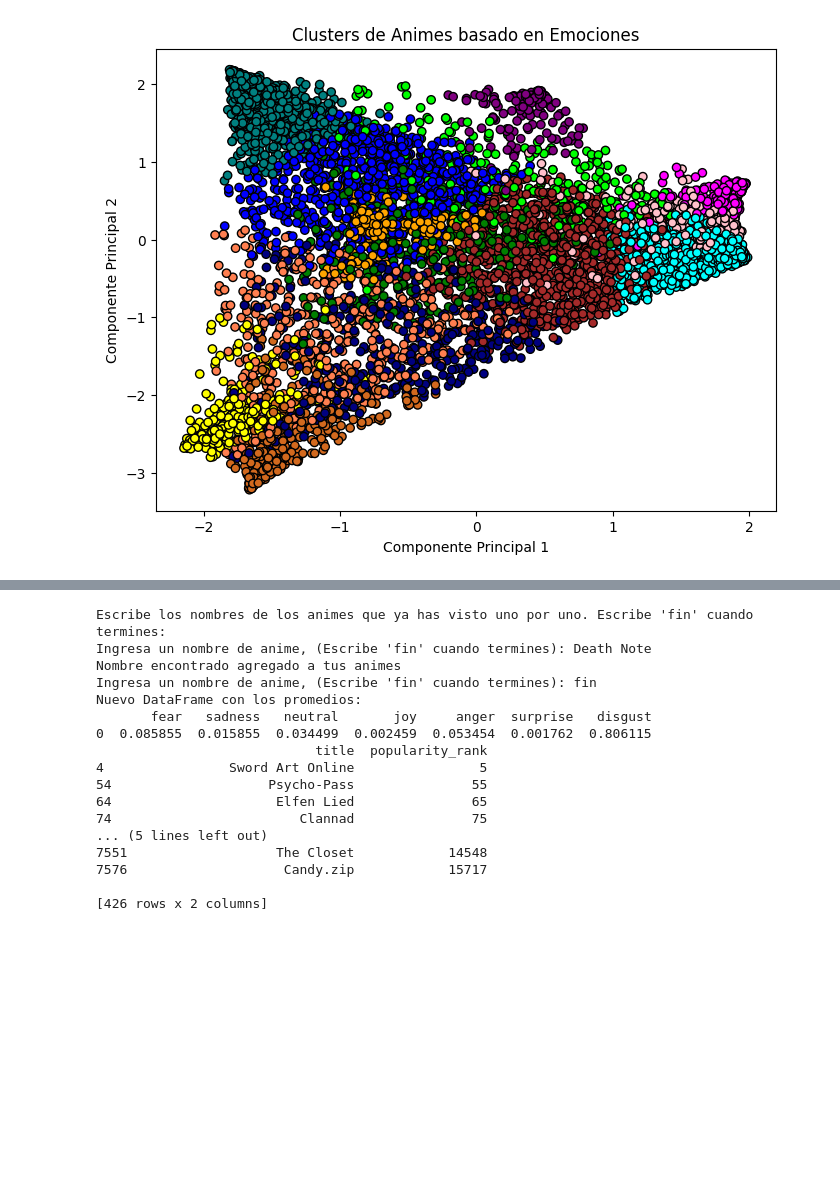
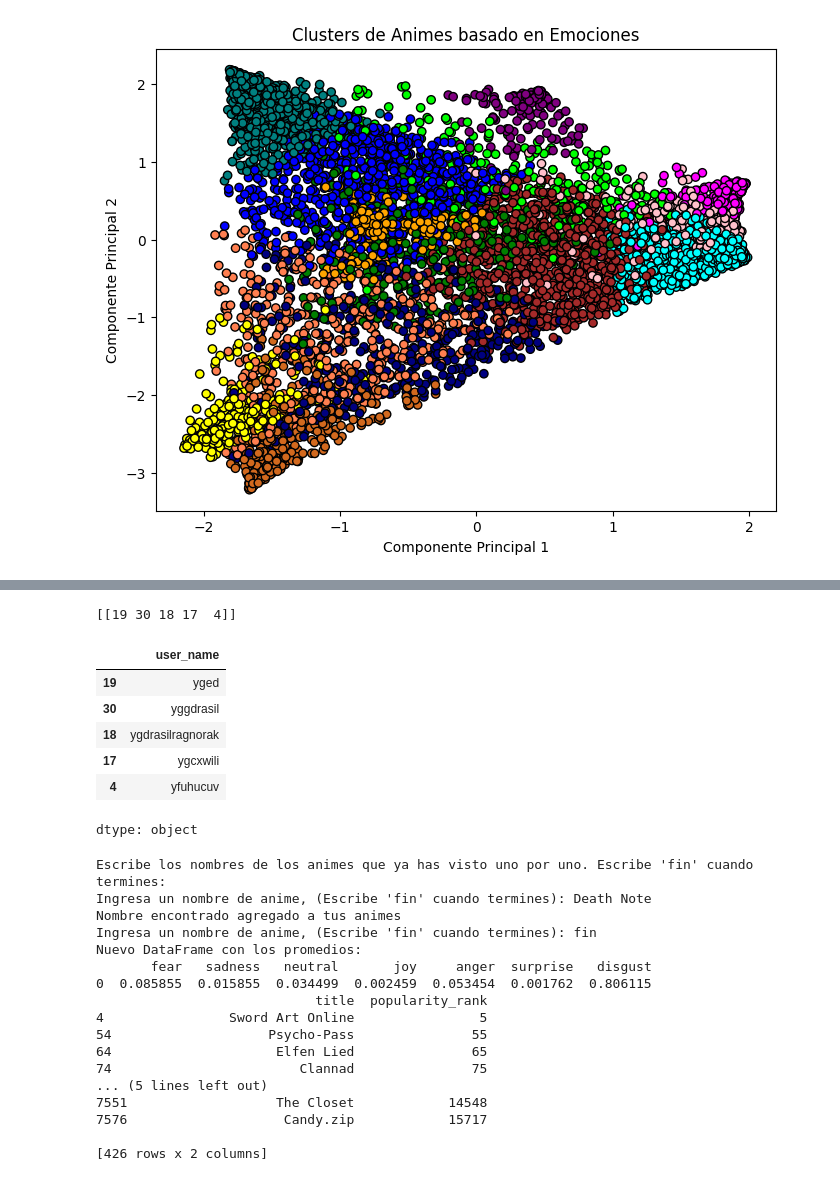
Before and after one commit to repositoriosHackaton/SIC25-CubitsUCV, a Jupyter notebook: IA.ipynb, the cells around one changed output, grey strips where cells are left out. Saved outputs shown, nothing was run; the diff lists cells and outputs as text; code cells hidden in the pictures; blank space fills up the shorter version.

```diff
--- a/IA.ipynb
+++ b/IA.ipynb
@@ -159,0 +185,8 @@ yggt2
+# %%
+#@title importancion del archivo donde se encuentran las emociones de los usuarios y su lista de animes vistos
+user_emotions_mean = pd.read_csv('./drive/MyDrive/SIC/user_mean_emotions.csv')
+# %%
+scaler = StandardScaler()
+
+X_users = scaler.fit_transform(user_emotions_mean.iloc[:, 2:9])
+#user_emotions_mean.iloc[:, 2:]
@@ -160,3 +199,22 @@ yggt2
+# %%
+#@title Prueba del modelo
+nuevo_usuario_vector = [0.47079532021201553,	0.07144650933994191,	0.16461258788529615,	0.023796371802745832,	0.12600182318816552,	0.02200693931147476,	0.12134044583482054]
+
+distancias, indices = knn.kneighbors([nuevo_usuario_vector])
+
+print(indices)
+# Obtener IDs de los usuarios similares
+usuarios_similares = user_anime.user_name.iloc[indices[0]]
+print(usuarios_similares)
+# %% [output]
+[[19 30 18 17  4]]
+|  | user_name |
+| 19 | yged |
+| 30 | yggdrasil |
+| 18 | ygdrasilragnorak |
+| 17 | ygcxwili |
+| 4 | yfuhucuv |
+dtype: object
 # %%
 df = anime_with_emotions_and_name
 
```
Also changed, not shown: parts of 8 cells of this notebook.
